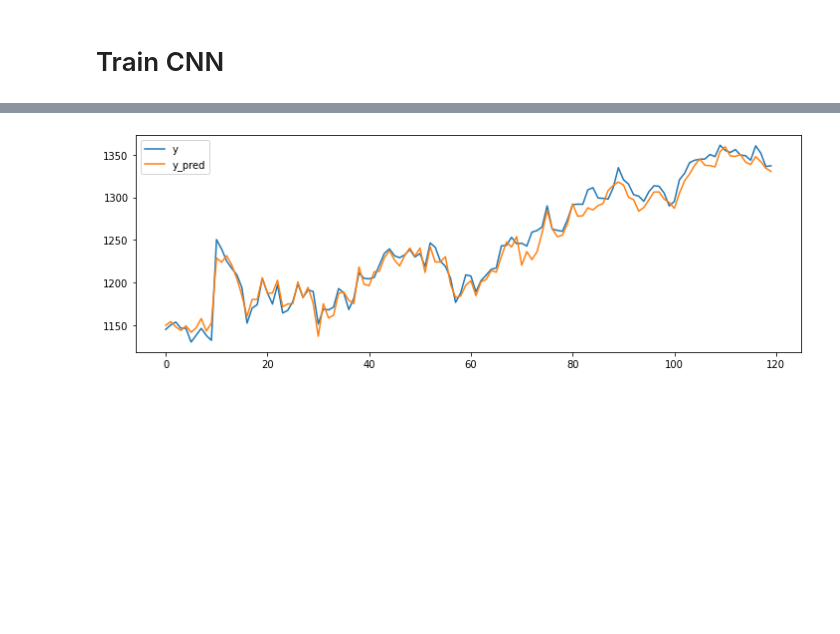
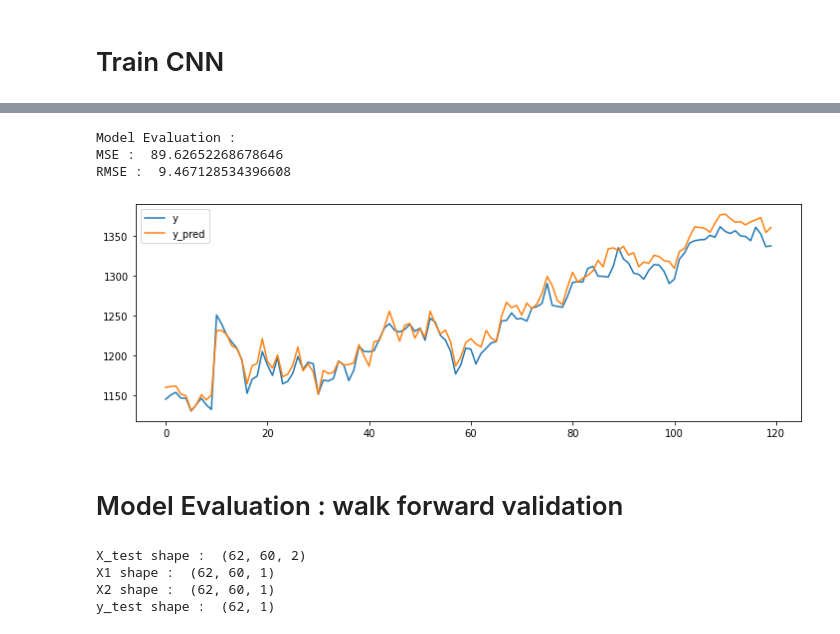
Before and after one commit to WoradeeKongthong/stock_price_time_series, a Jupyter notebook: 08_stockPrice_multivariateCNN(KerasFunctionalAPI)_singleStepOutput.ipynb, the cells around one changed output, grey strips where cells are left out. Drawn from its saved outputs; the diff is of its cells as text; code cells hidden in the pictures; blank space fills up the shorter version.

Commit message:
Added model evaluation section

```diff
--- a/08_stockPrice_multivariateCNN(KerasFunctionalAPI)_singleStepOutput.ipynb
+++ b/08_stockPrice_multivariateCNN(KerasFunctionalAPI)_singleStepOutput.ipynb
@@ -13,7 +13,7 @@ import seaborn as sns
 # %% [markdown]
 # Dataset : google stock price (2015-2019) from yahoo.com
 # %%
-df = data.DataReader('GOOG', data_source='yahoo', start='2015-01-01', end='2019-12-31')
+df = DataReader('GOOG', data_source='yahoo', start='2015-01-01', end='2019-12-31')
 df.head()
 # %% [output]
 |  | High | Low | Open | Close | Volume | Adj Close |
@@ -154,15 +156,69 @@ training loss :  0.020413137778782835
 # %%
 y_pred = model.predict([X1,X2])
 
 # inverse transform the price
 y = sc2.inverse_transform(y.reshape(len(y),1))
 y_pred = sc2.inverse_transform(y_pred)
 
+# calculate rmse
+from sklearn.metrics import mean_squared_error
+from math import sqrt
+
+mse = mean_squared_error(y, y_pred)
+rmse = sqrt(mse)
+print('Model Evaluation : ')
+print('MSE : ', mse)
+print('RMSE : ', rmse)
+
+
 # plot the last 120 days of dataset
 plt.figure(figsize=(12,4))
 plt.plot(y[-120:])
 plt.plot(y_pred[-120:])
 plt.legend(['y','y_pred'])
 plt.show()
 # %% [output]
+Model Evaluation :
+MSE :  89.62652268678646
+RMSE :  9.467128534396608
-[figure, old version]
+[figure, new version]
+# %% [markdown]
+# Model Evaluation : walk forward validation
+# %%
+# get the test set : Jan - March of 2020
+df = DataReader('GOOG', data_source='yahoo', start='2020-01-01', end='2020-03-31')
+X1 = df.loc[:, ['Open']].values
+X2 = df.loc[:, ['Close']].values
+
+# feature scaling on the test set
+sc1 = MinMaxScaler(feature_range = (0,1))
+sc2 = MinMaxScaler(feature_range = (0,1))
+
+X1 = sc1.fit_transform(X1)
+X2 = sc2.fit_transform(X2)
+test = np.concatenate((X1, X2), axis=1)
+
+# seed the last n_steps in training dataset
+history = data_scaled[-n_steps:]
+
+# create timestep sequence for the training set
+test = np.concatenate((history, test), axis=0)
+X_test, y_test = create_sequence(test, n_steps)
+
+# separate X_test for separate MLP
+X1 = X_test[:, :, 0]
+X2 = X_test[:, :, 1]
+
+X1 = X1.reshape(X1.shape[0], X1.shape[1],1)
+X2 = X2.reshape(X2.shape[0], X2.shape[1],1)
+y_test = y_test.reshape(y_test.shape[0],1)
+
+print('X_test shape : ',X_test.shape)
+print('X1 shape : ', X1.shape)
+print('X2 shape : ', X2.shape)
+print('y_test shape : ',y_test.shape)
+# %% [output]
+X_test shape :  (62, 60, 2)
+X1 shape :  (62, 60, 1)
+X2 shape :  (62, 60, 1)
+y_test shape :  (62, 1)
```
Also changed, not shown: parts of 6 cells of this notebook.
